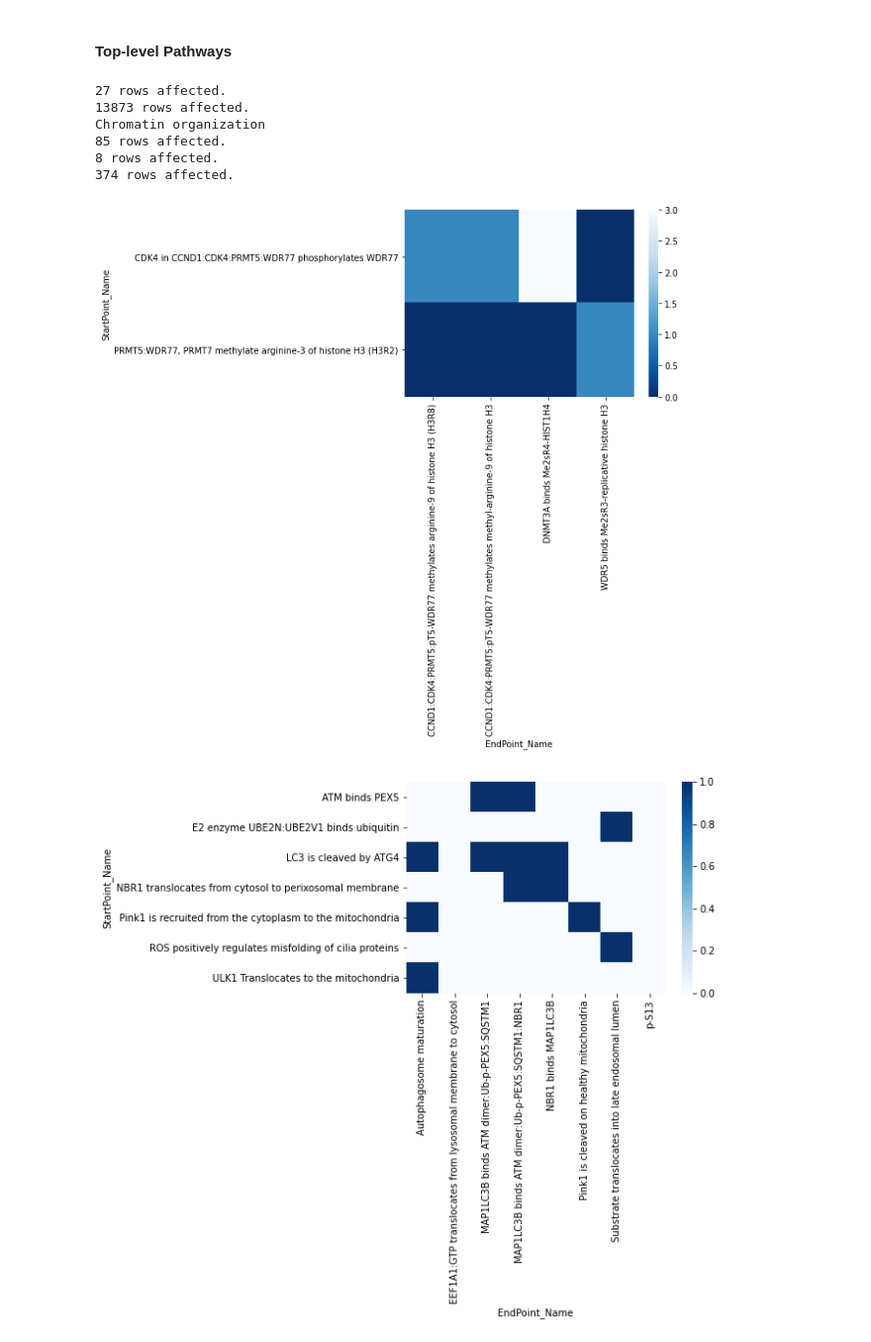
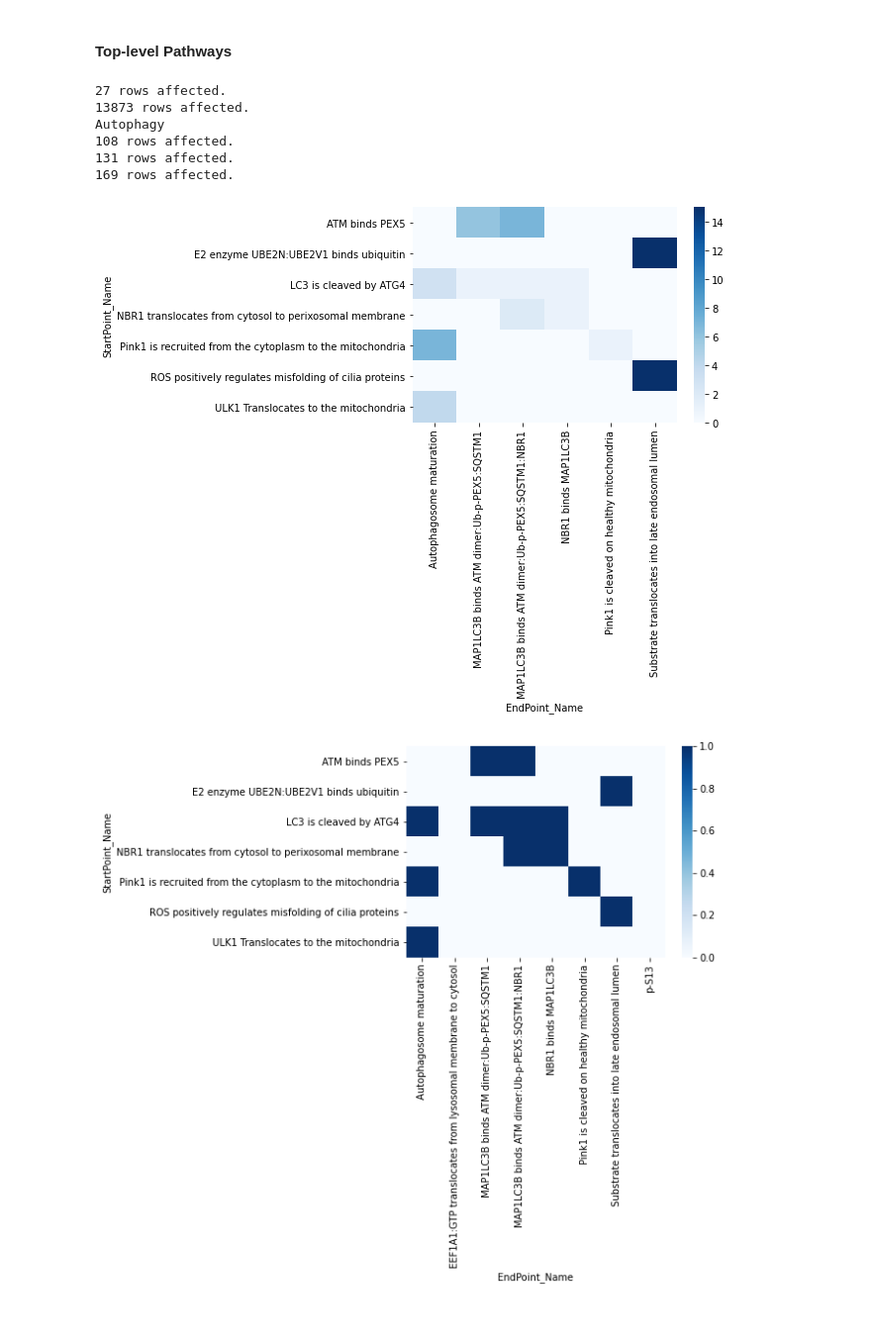
Before and after one commit to vthawfeek/Reactome_Network_Analysis, a Jupyter notebook: Pathway_StartEnd_Analysis.ipynb, the cells around one changed output. Shown at 99% size. Cells and saved outputs as stored; diff of their text form; code cells hidden in the pictures.

```diff
--- a/Pathway_StartEnd_Analysis.ipynb
+++ b/Pathway_StartEnd_Analysis.ipynb
@@ -415,7 +415,7 @@ ReacPathMap_Dict=ReacPathMap_DF.set_index('ReactionID')['PathwayName'].to_dict()
 ReacIDName_Dict=ReacPathMap_DF.set_index('ReactionID')['ReactionName'].to_dict()
 
 #for i in sorted(PathwayMap_Dict):
-for i in ['Chromatin organization']:
+for i in ['Autophagy']:
 
     print(i)
 
@@ -493,38 +493,38 @@ for i in ['Chromatin organization']:
     ##calculate shortest path
     paths = [nx.shortest_path(G,source=i,target=j) for i in Indeg for j in Outdeg if nx.has_path(G,source=i,target=j)]
     paths_dict ={}
     for i in paths:
         if i[0]+'->'+i[len(i)-1] in paths_dict:
             paths_dict[i[0]+'->'+i[len(i)-1]].append(len(i)-1)
         else:
             paths_dict[i[0]+'->'+i[len(i)-1]] = [len(i)-1]
     ##extract start points
     sp = set([i[0] for i in paths])
     ##extract end points
     ep = set([i[len(i)-1] for i in paths])
 
     #generate df for heatmap
     hm_list = []
     for i in sp:
         for j in ep:
             v=0
             for k in paths_dict:
                 if k.find(i)!=-1 and k.find(j)!=-1:
                     v = min(paths_dict[k])
             hm_list.append([ReacIDName_Dict[i],ReacIDName_Dict[j],v])
 
     df_hm = pd.DataFrame(hm_list,columns=['StartPoint_Name','EndPoint_Name','PathNum'])
 
 hm = df_hm.pivot(index='StartPoint_Name',columns='EndPoint_Name',values='PathNum')
 ax = sns.heatmap(hm,cmap='Blues_r',vmin=0,vmax=max(df_hm['PathNum']))
 # %% [output]
 27 rows affected.
 13873 rows affected.
-Chromatin organization
-85 rows affected.
-8 rows affected.
-374 rows affected.
+Autophagy
+108 rows affected.
+131 rows affected.
+169 rows affected.
-[figure, old version]
+[figure, new version]
 # %%
 import pandas as pd
 import numpy as np
```
Also changed, not shown: 28 other files.
